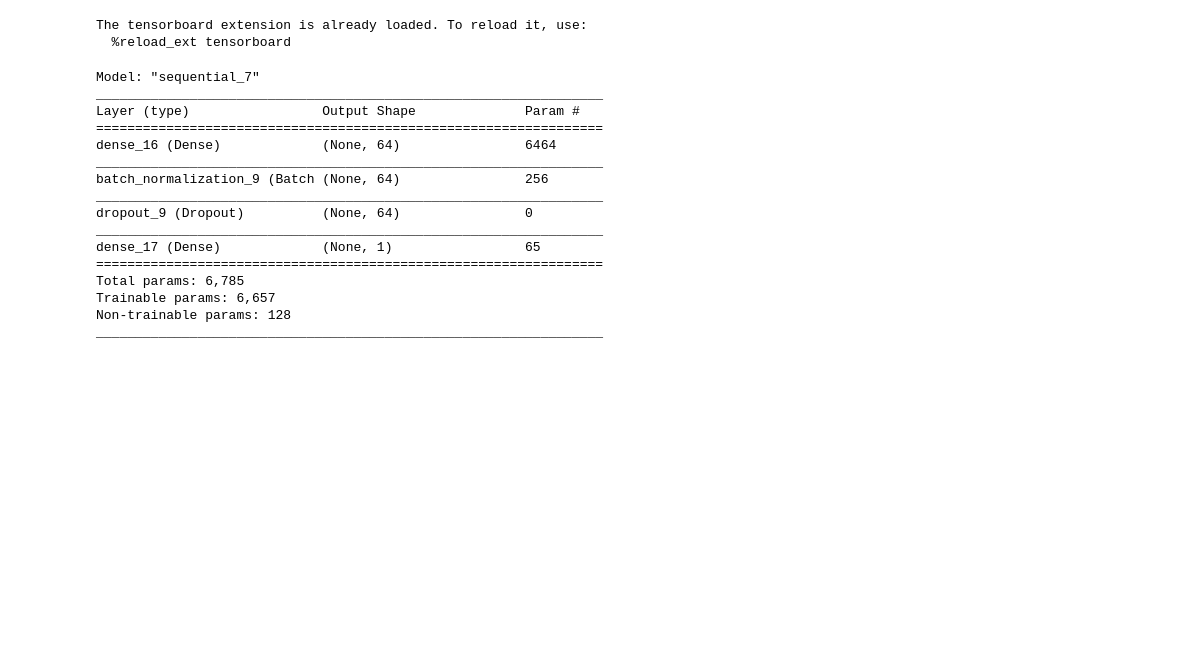
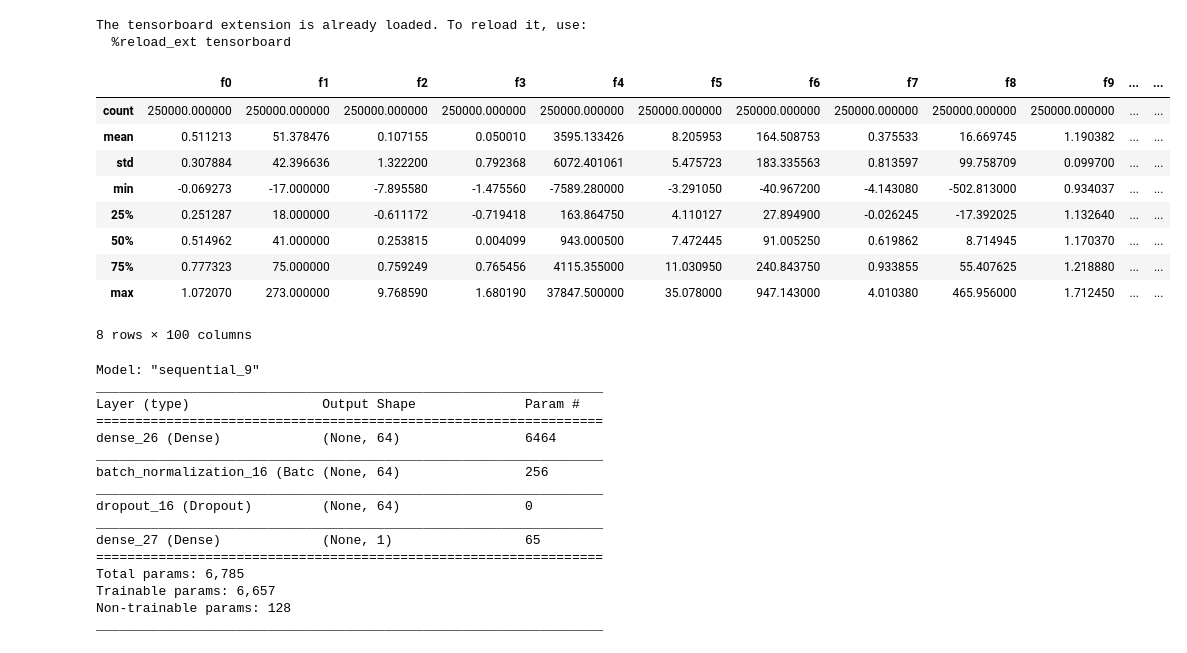
Before and after one commit to HVKHVK/ML-Practice, a Jupyter notebook: Tabular PlayGround Aug 2021/main.ipynb, the cells around one changed output. Cells and saved outputs as stored; diff of their text form; code cells hidden in the pictures; blank space fills up the shorter version.

```diff
--- a/Tabular PlayGround Aug 2021/main.ipynb
+++ b/Tabular PlayGround Aug 2021/main.ipynb
@@ -34,4 +34,17 @@ test_data = test_data.fillna(train_data.mean())
 # %%
 Y_train = train_data['loss'].copy()
 X_train = train_data.copy().drop('loss', axis = 1)
+# %%
+X_train.describe()
+# %% [output]
+|  | f0 | f1 | f2 | f3 | f4 | f5 | f6 | f7 | f8 | f9 | ... | ... |
+| count | 250000.000000 | 250000.000000 | 250000.000000 | 250000.000000 | 250000.000000 | 250000.000000 | 250000.000000 | 250000.000000 | 250000.000000 | 250000.000000 | ... | ... |
+| mean | 0.511213 | 51.378476 | 0.107155 | 0.050010 | 3595.133426 | 8.205953 | 164.508753 | 0.375533 | 16.669745 | 1.190382 | ... | ... |
+| std | 0.307884 | 42.396636 | 1.322200 | 0.792368 | 6072.401061 | 5.475723 | 183.335563 | 0.813597 | 99.758709 | 0.099700 | ... | ... |
+| min | -0.069273 | -17.000000 | -7.895580 | -1.475560 | -7589.280000 | -3.291050 | -40.967200 | -4.143080 | -502.813000 | 0.934037 | ... | ... |
+| 25% | 0.251287 | 18.000000 | -0.611172 | -0.719418 | 163.864750 | 4.110127 | 27.894900 | -0.026245 | -17.392025 | 1.132640 | ... | ... |
+| 50% | 0.514962 | 41.000000 | 0.253815 | 0.004099 | 943.000500 | 7.472445 | 91.005250 | 0.619862 | 8.714945 | 1.170370 | ... | ... |
+| 75% | 0.777323 | 75.000000 | 0.759249 | 0.765456 | 4115.355000 | 11.030950 | 240.843750 | 0.933855 | 55.407625 | 1.218880 | ... | ... |
+| max | 1.072070 | 273.000000 | 9.768590 | 1.680190 | 37847.500000 | 35.078000 | 947.143000 | 4.010380 | 465.956000 | 1.712450 | ... | ... |
+8 rows × 100 columns
 # %%
@@ -45,24 +58,24 @@ model = keras.Sequential([
         #layers.Flatten(),
         #layers.Dropout(0.2),
         #layers.LayerNormalization(),
-        layers.Dense(units = 64, activation ='sigmoid'),
+        layers.Dense(units = 64, activation ='relu'),
         layers.BatchNormalization(),
         layers.Dropout(0.3),
         layers.Dense(1, activation = 'relu'),
     ])
 model.summary()
 # %% [output]
-Model: "sequential_7"
+Model: "sequential_9"
 _________________________________________________________________
 Layer (type)                 Output Shape              Param #
 =================================================================
-dense_16 (Dense)             (None, 64)                6464
+dense_26 (Dense)             (None, 64)                6464
 _________________________________________________________________
-batch_normalization_9 (Batch (None, 64)                256
+batch_normalization_16 (Batc (None, 64)                256
 _________________________________________________________________
-dropout_9 (Dropout)          (None, 64)                0
+dropout_16 (Dropout)         (None, 64)                0
 _________________________________________________________________
-dense_17 (Dense)             (None, 1)                 65
+dense_27 (Dense)             (None, 1)                 65
 =================================================================
 Total params: 6,785
 Trainable params: 6,657
```
Also changed, not shown: parts of 5 cells of this notebook.
